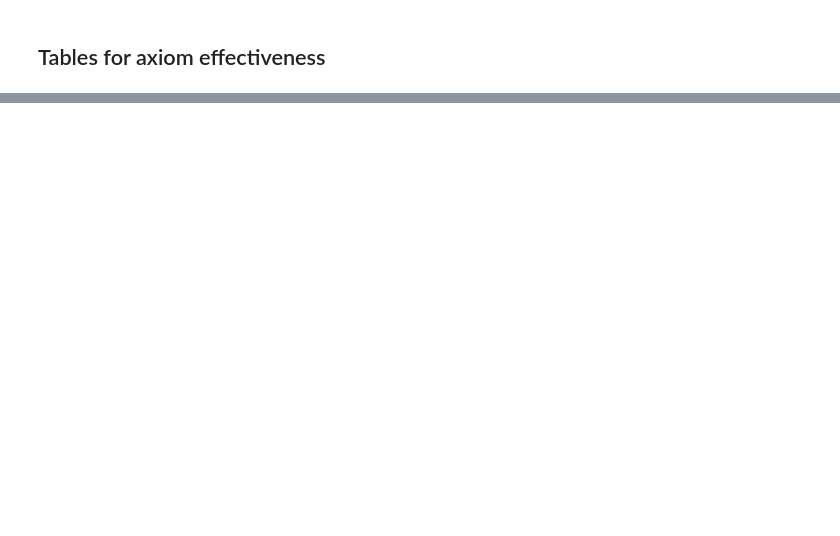
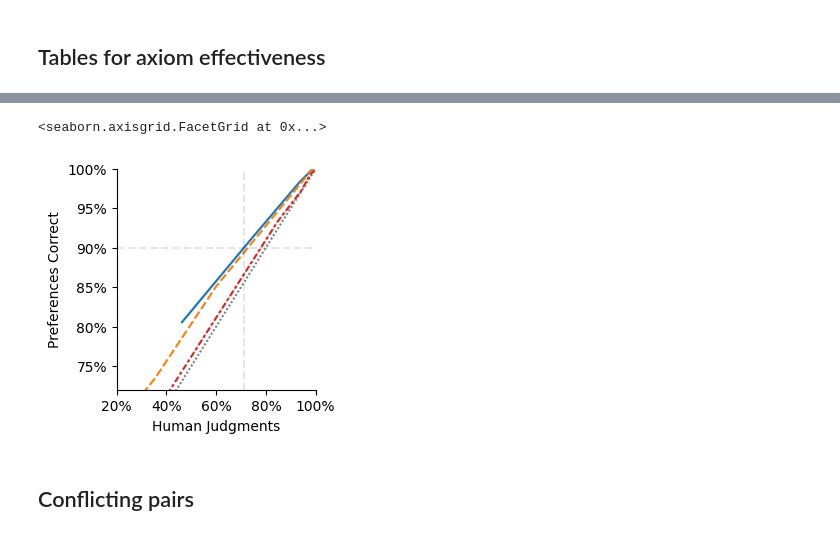
Before and after one commit to webis-de/ir_axioms, a Jupyter notebook: experiments/sigir.ipynb, the cells around one changed output, grey strips where cells are left out. Cells and saved outputs as stored; diff of their text form; code cells hidden in the pictures; blank space fills up the shorter version.

```diff
--- a/experiments/sigir.ipynb
+++ b/experiments/sigir.ipynb
@@ -417,0 +573,20 @@ df_consistency.sort_values(
+# %%
+df_consistency_strict = df_distribution.copy()
+df_consistency_strict = df_consistency_strict[df_consistency_strict["axiom_preference"] != 0]
+
+# Case 2: A preference pair of 0 and 1 is not consistent (must exactly match).
+df_consistency_strict = df_consistency_strict[df_consistency_strict["axiom_preference"] == df_consistency_strict["oracle_preference"]]
+
+df_consistency_strict = df_consistency_strict.groupby(["data_run_type", "oracle_name", "axiom_name"])[["count"]].sum().reset_index().rename(columns={"count": "consistent_count_strict"})
+
+df_consistency_strict = df_consistency_strict.merge(df_decisiveness, on=["data_run_type","axiom_name"])
+df_consistency_strict["consistency_strict"] = df_consistency_strict["consistent_count_strict"] / df_consistency_strict["non_zero_count"]
+df_consistency_strict["consistency_strict"] = df_consistency_strict["consistency_strict"]
+
+# df_consistency_strict.sort_values(
+#     ["data_run_type", "oracle_name", "consistency_strict"],
+#     ascending=[True, True, False],
+# )
+# %%
+df_consistency = df_consistency_relaxed.merge(df_consistency_strict, on=["data_run_type", "oracle_name", "axiom_name", "axiom_type", "zero_count", "non_zero_count", "decisiveness"])
+# df_consistency
@@ -724,0 +1067,40 @@ df_plot
+# %%
+plot = FacetGrid(
+    data=df_cs,
+    margin_titles=True,
+    xlim=(0.2, 1),
+    ylim=(0.72, 1),
+)
+plot.map_dataframe(
+    lineplot,
+    x="human_judgment_effort",
+    y="global_consistency_strict",
+    hue="vote_type",
+    style="vote_type",
+    palette=palette,
+)
+plot.refline(
+    y=0.90,
+    linestyle="--",
+    color="black",
+    alpha=0.1,
+)
+plot.set_titles(
+    row_template="{row_name}",
+    col_template="{col_name}",
+)
+plot.refline(
+    x=0.71,
+    color="black",
+    alpha=0.1,
+)
+plot.ax.xaxis.set_major_formatter(PercentFormatter(xmax=1))
+plot.ax.yaxis.set_major_formatter(PercentFormatter(xmax=1, decimals=0))
+plot.set_axis_labels("Human Judgments", "Preferences Correct")
+plot.savefig("../data/figures/figure-vote-axiom-judgment-consistency.pdf")
+plot
+# %% [output]
+<seaborn.axisgrid.FacetGrid at 0x...>
+[figure, added]
+# %% [markdown]
+## Conflicting pairs
```
Also changed, not shown: parts of 60 cells of this notebook.
